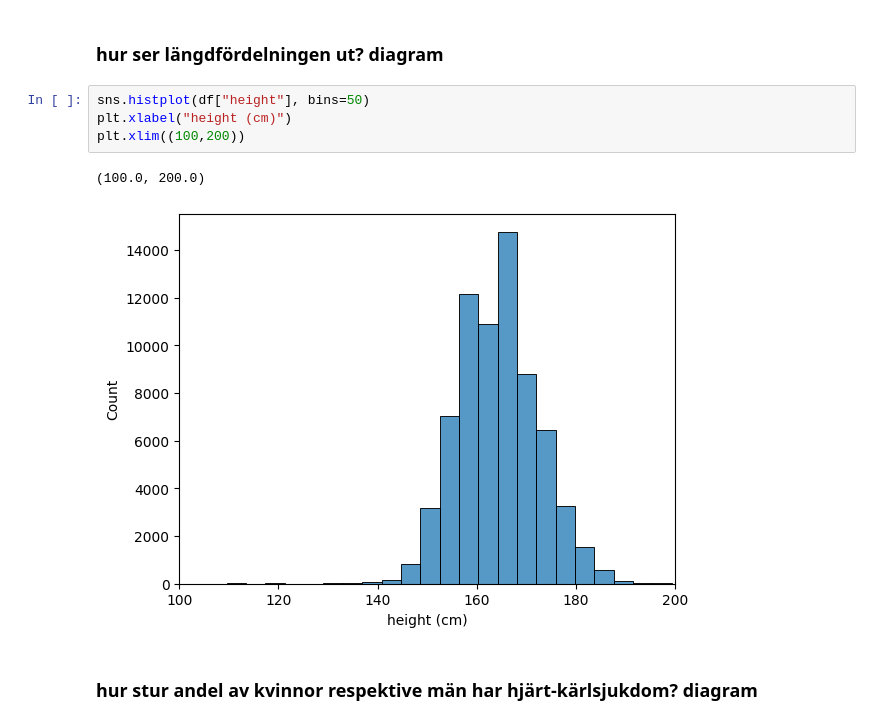
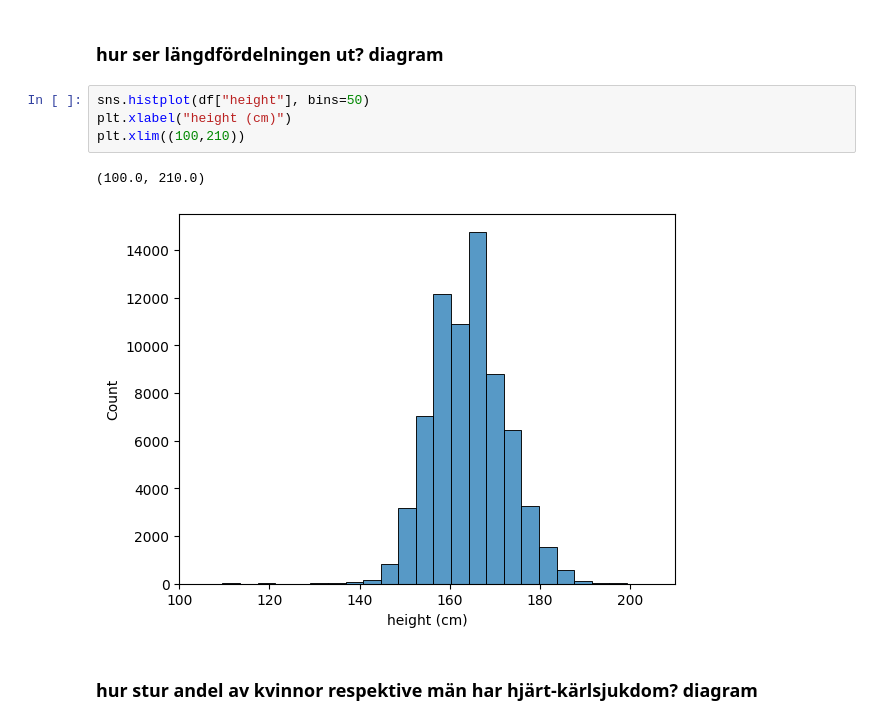
Before and after one commit to Ludwilton/Medical-predictions-lab, a Jupyter notebook: EDA.ipynb, the cells around one changed output. Cells and saved outputs as stored; diff of their text form.

```diff
--- a/EDA.ipynb
+++ b/EDA.ipynb
@@ -63,10 +68,10 @@ Text(0.5, 0, 'Weight (KG)')
 # %%
 sns.histplot(df["height"], bins=50)
 plt.xlabel("height (cm)")
-plt.xlim((100,200))
+plt.xlim((100,210))
 # %% [output]
-(100.0, 200.0)
+(100.0, 210.0)
-[figure, old version]
+[figure, new version]
 # %% [markdown]
 ### hur stur andel av kvinnor respektive män har hjärt-kärlsjukdom? diagram
 # %%
```
Also changed, not shown: parts of 1 cell of this notebook, 2 other files.
